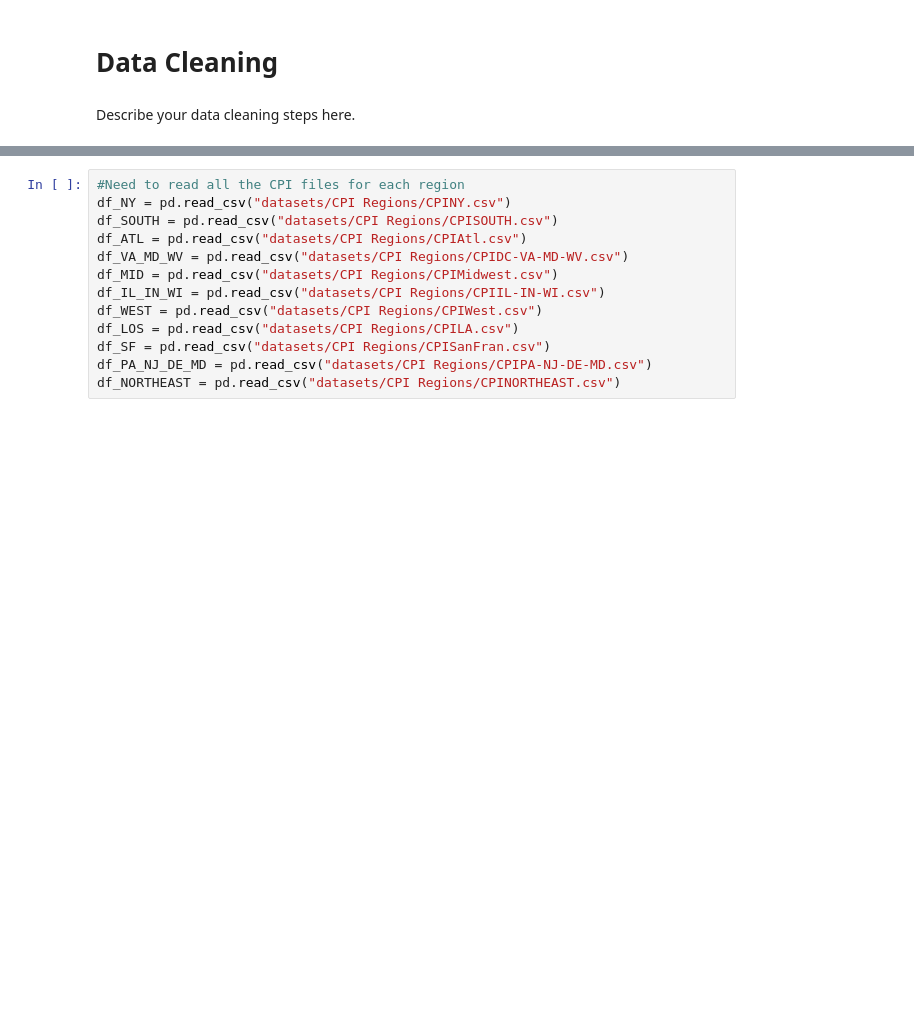
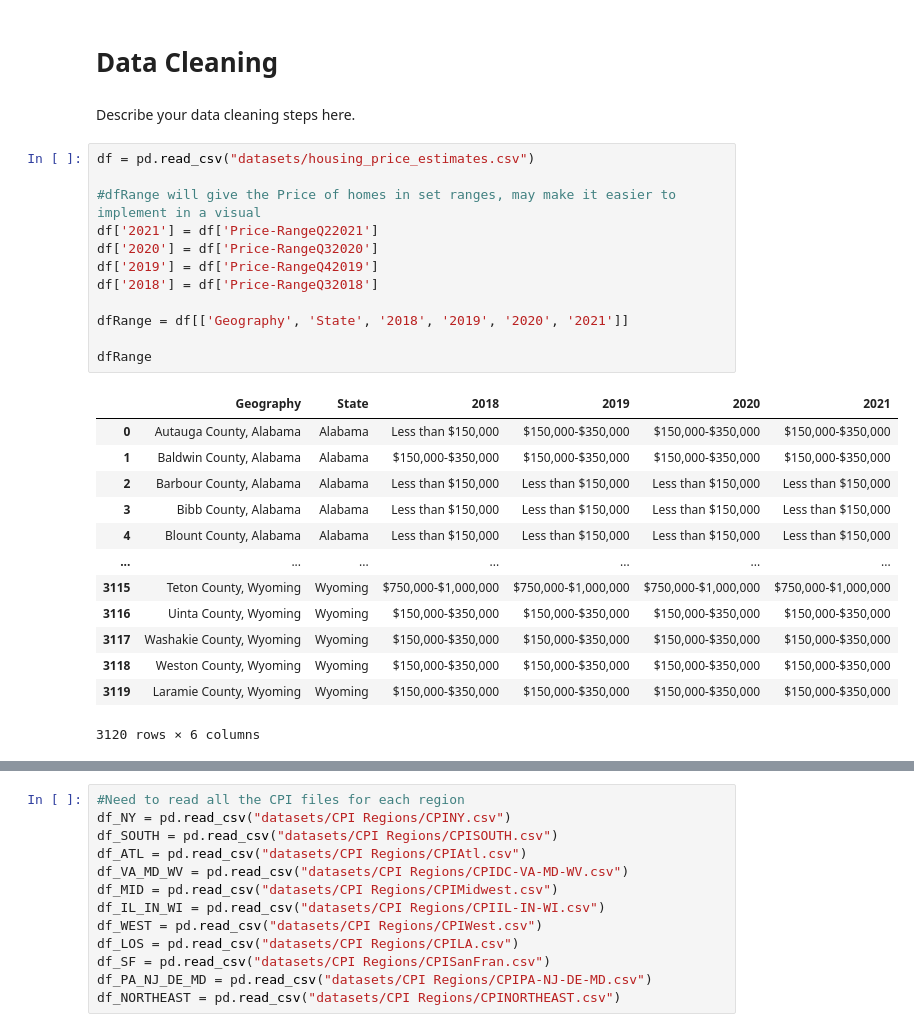
Before and after one commit to tyler-le/Natural-Disaster-Analysis, a Jupyter notebook: DataCheckpointGroup013-Wi22.ipynb, the cells around one changed output, grey strips where cells are left out. Drawn from its saved outputs; the diff is of its cells as text; blank space fills up the shorter version.

```diff
--- a/DataCheckpointGroup013-Wi22.ipynb
+++ b/DataCheckpointGroup013-Wi22.ipynb
@@ -34,4 +34,30 @@ import pandas as pd
 # Data Cleaning
 # %% [markdown]
 Describe your data cleaning steps here.
+# %%
+df = pd.read_csv("datasets/housing_price_estimates.csv")
+
+#dfRange will give the Price of homes in set ranges, may make it easier to implement in a visual
+df['2021'] = df['Price-RangeQ22021']
+df['2020'] = df['Price-RangeQ32020']
+df['2019'] = df['Price-RangeQ42019']
+df['2018'] = df['Price-RangeQ32018']
+
+dfRange = df[['Geography', 'State', '2018', '2019', '2020', '2021']]
+
+dfRange
+# %% [output]
+|  | Geography | State | 2018 | 2019 | 2020 | 2021 |
+| 0 | Autauga County, Alabama | Alabama | Less than $150,000 | $150,000-$350,000 | $150,000-$350,000 | $150,000-$350,000 |
+| 1 | Baldwin County, Alabama | Alabama | $150,000-$350,000 | $150,000-$350,000 | $150,000-$350,000 | $150,000-$350,000 |
+| 2 | Barbour County, Alabama | Alabama | Less than $150,000 | Less than $150,000 | Less than $150,000 | Less than $150,000 |
+| 3 | Bibb County, Alabama | Alabama | Less than $150,000 | Less than $150,000 | Less than $150,000 | Less than $150,000 |
+| 4 | Blount County, Alabama | Alabama | Less than $150,000 | Less than $150,000 | Less than $150,000 | Less than $150,000 |
+| ... | ... | ... | ... | ... | ... | ... |
+| 3115 | Teton County, Wyoming | Wyoming | $750,000-$1,000,000 | $750,000-$1,000,000 | $750,000-$1,000,000 | $750,000-$1,000,000 |
+| 3116 | Uinta County, Wyoming | Wyoming | $150,000-$350,000 | $150,000-$350,000 | $150,000-$350,000 | $150,000-$350,000 |
+| 3117 | Washakie County, Wyoming | Wyoming | $150,000-$350,000 | $150,000-$350,000 | $150,000-$350,000 | $150,000-$350,000 |
+| 3118 | Weston County, Wyoming | Wyoming | $150,000-$350,000 | $150,000-$350,000 | $150,000-$350,000 | $150,000-$350,000 |
+| 3119 | Laramie County, Wyoming | Wyoming | $150,000-$350,000 | $150,000-$350,000 | $150,000-$350,000 | $150,000-$350,000 |
+3120 rows × 6 columns
 # %%
```
Also changed, not shown: parts of 12 cells of this notebook.
